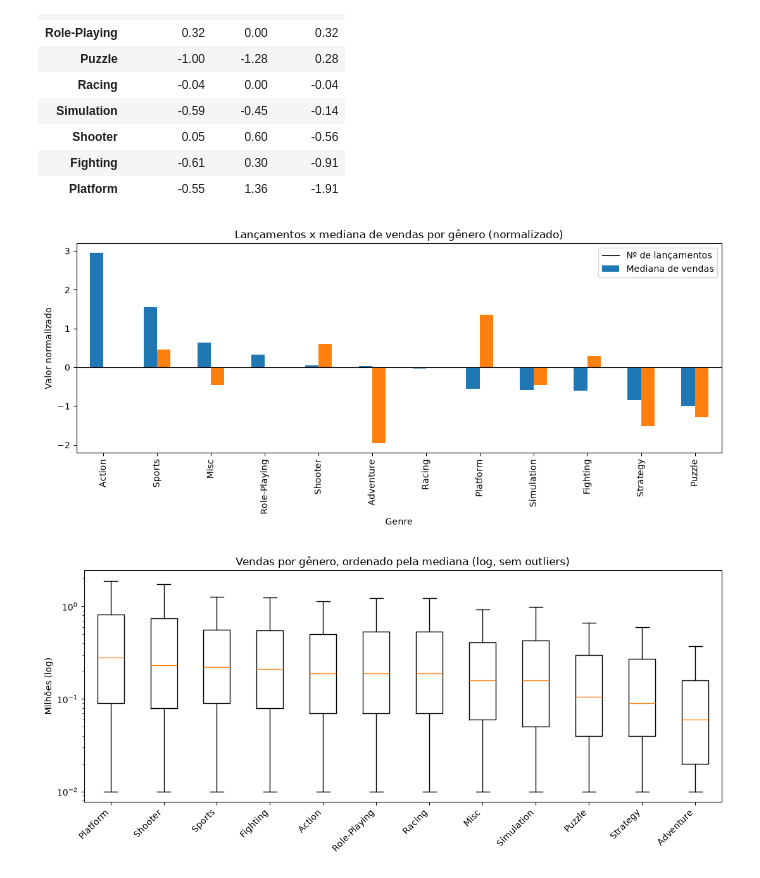
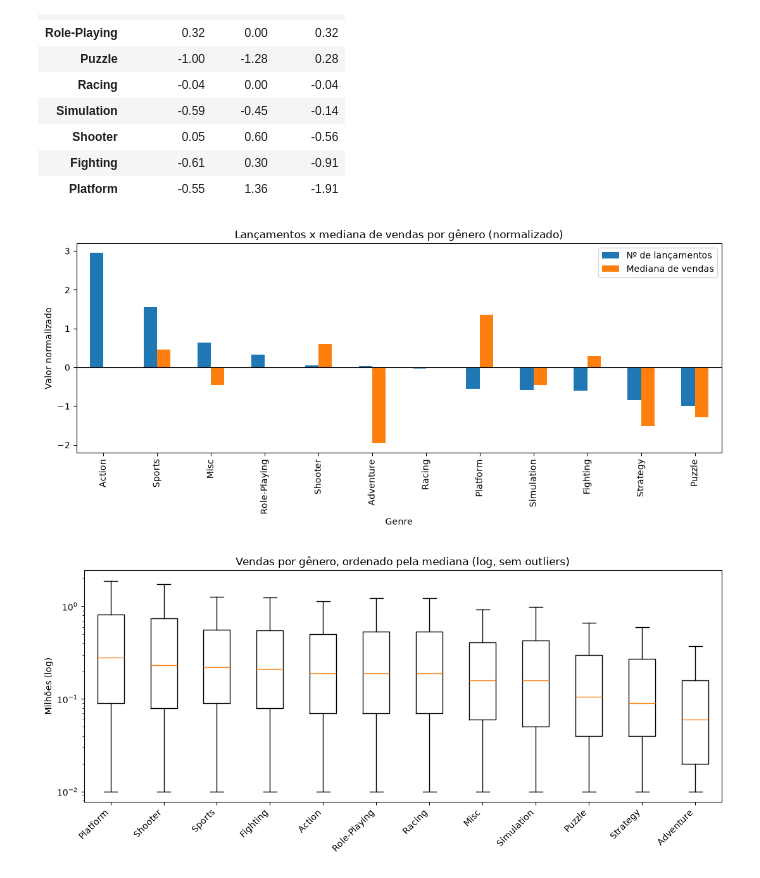
Before and after one commit to guilhermetlmelo/ProjetoEstatistica, a Jupyter notebook: process.ipynb, the cells around one changed output. Saved outputs shown, nothing was run; the diff lists cells and outputs as text; code cells hidden in the pictures.

```diff
--- a/process.ipynb
+++ b/process.ipynb
@@ -468,16 +468,17 @@ norm.sort_values("saturacao", ascending=False).round(2)
 | Fighting | -0.61 | 0.30 | -0.91 |
 | Platform | -0.55 | 1.36 | -1.91 |
 # %%
-ax = norm[["lancamentos", "mediana"]].sort_values("lancamentos", ascending=False).plot(
-    kind="bar", figsize=(11, 5))
+ax = (norm[["lancamentos", "mediana"]]
+        .rename(columns={"lancamentos": "Nº de lançamentos", "mediana": "Mediana de vendas"})
+        .sort_values("Nº de lançamentos", ascending=False)
+        .plot(kind="bar", figsize=(11, 5)))
 ax.axhline(0, color="black", lw=0.8)
 ax.set_title("Lançamentos x mediana de vendas por gênero (normalizado)")
 ax.set_ylabel("Valor normalizado")
-ax.legend(["Nº de lançamentos", "Mediana de vendas"])
 plt.tight_layout()
 plt.show()
 # %% [output]
-[figure, old version]
+[figure, new version]
 # %%
 ordem = por_genero.sort_values("mediana", ascending=False).index
 dados = [df.loc[df["Genre"] == g, "Global_Sales"] for g in ordem]
```
